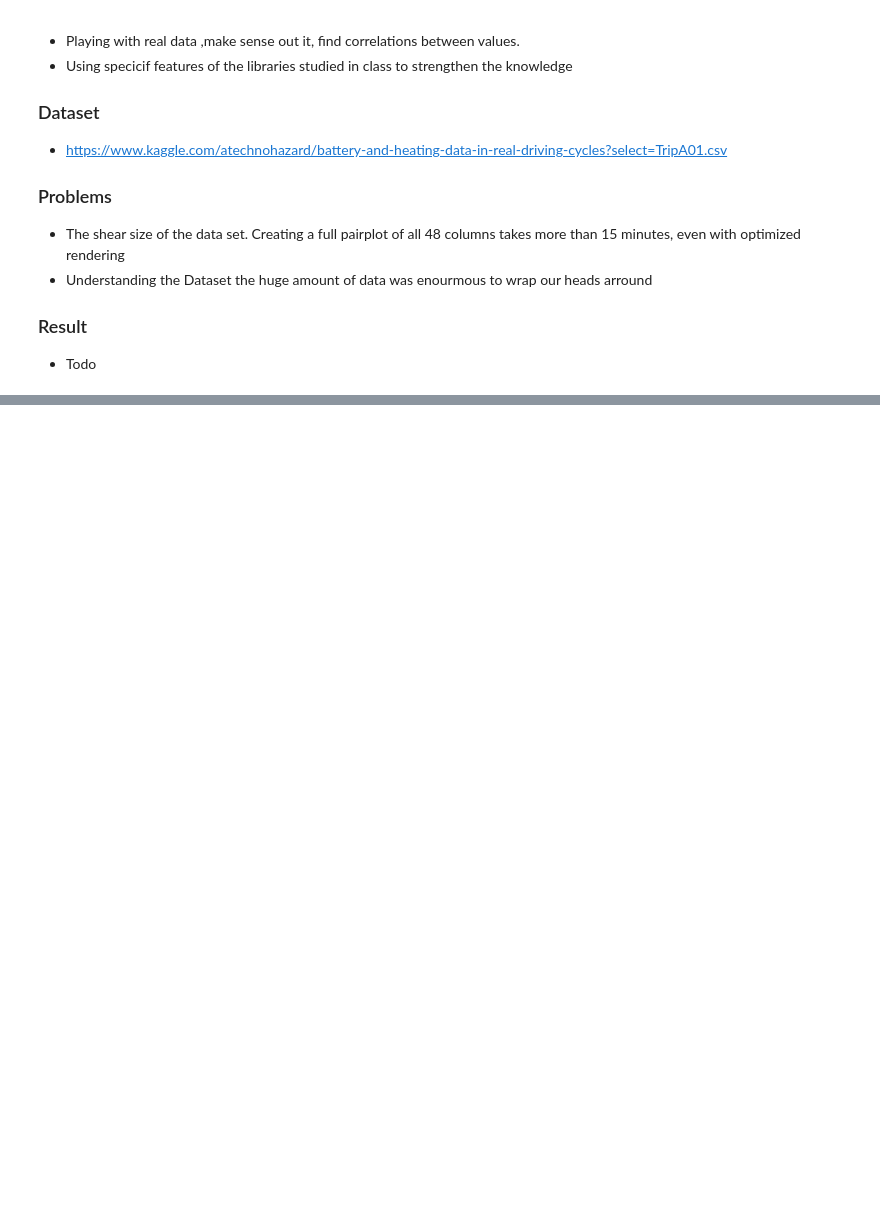
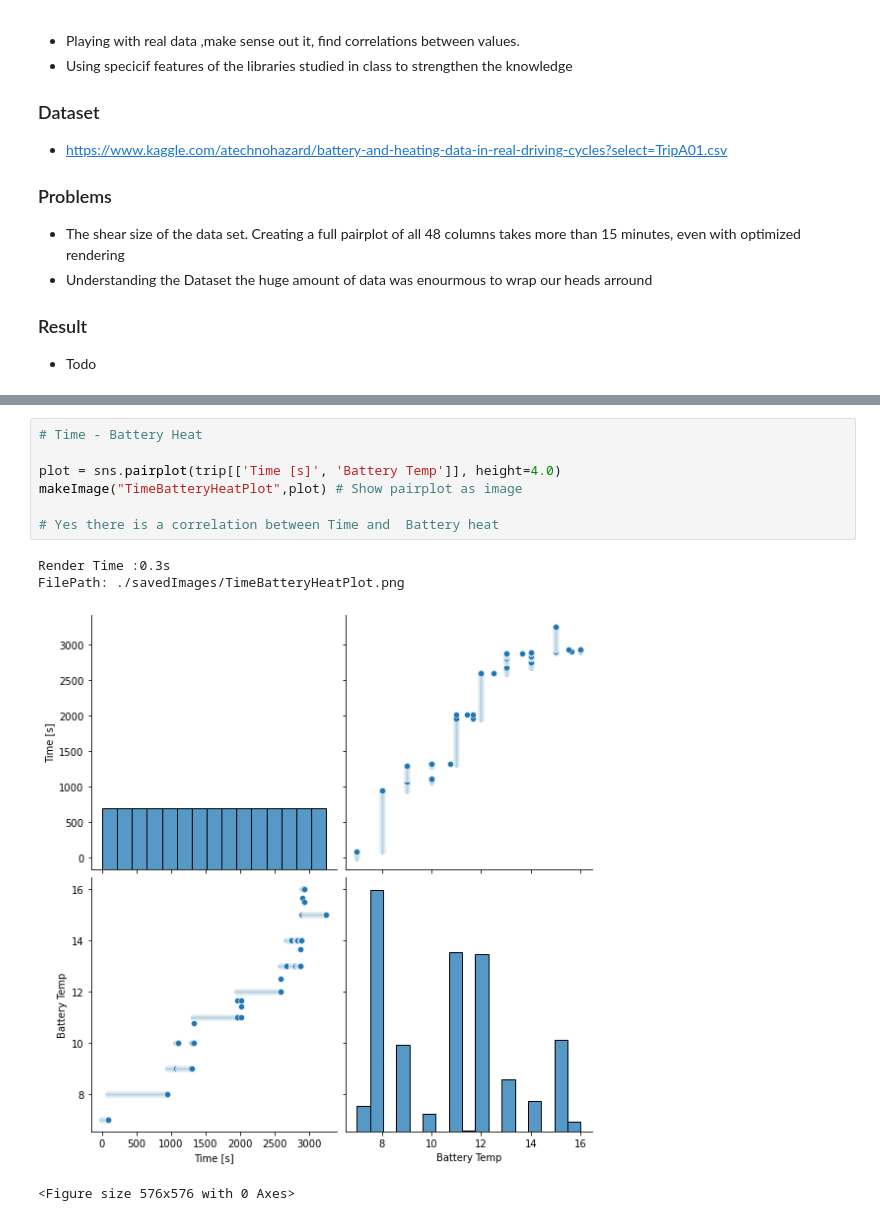
Before and after one commit to CodeChrisB/Kids-Project, a Jupyter notebook: car.ipynb, the cells around one changed output, grey strips where cells are left out. Drawn from its saved outputs; the diff is of its cells as text; blank space fills up the shorter version.

Commit message:
Battery Check + js injection

```diff
--- a/car.ipynb
+++ b/car.ipynb
@@ -94,0 +119,12 @@ sns.heatmap(trip.corr(), annot=True, linewidths=.5, ax=ax)
+# %%
+# Time - Battery Heat
+
+plot = sns.pairplot(trip[['Time [s]', 'Battery Temp']], height=4.0)
+makeImage("TimeBatteryHeatPlot",plot) # Show pairplot as image
+
+# Yes there is a correlation between Time and  Battery heat
+# %% [output]
+Render Time :0.3s
+FilePath: ./savedImages/TimeBatteryHeatPlot.png
+[figure, added]
+<Figure size 576x576 with 0 Axes>
```
Also changed, not shown: parts of 11 cells of this notebook, 5 other files.
